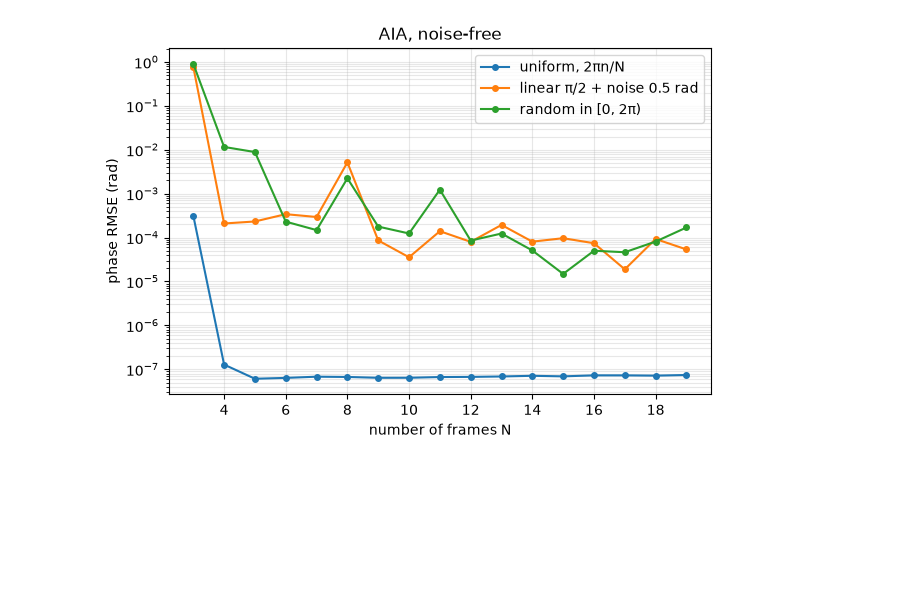
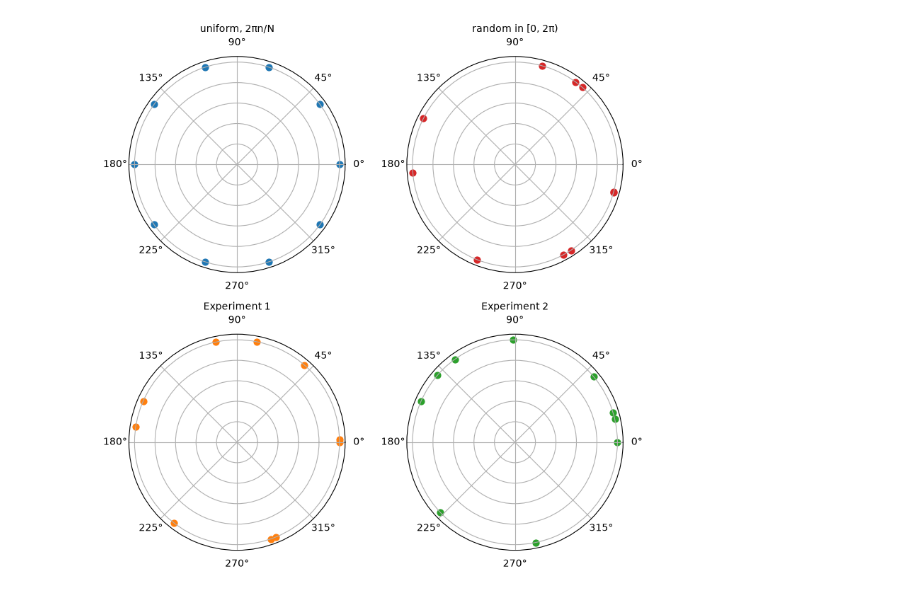
Before and after one commit to RodionovSA/phase-shift, a Jupyter notebook: scripts/sim/aia_baseline.ipynb, the cells around one changed output. Saved outputs shown, nothing was run; the diff lists cells and outputs as text; code cells hidden in the pictures; blank space fills up the shorter version.

```diff
--- a/scripts/sim/aia_baseline.ipynb
+++ b/scripts/sim/aia_baseline.ipynb
@@ -61,4 +61,14 @@ plt.imshow(np.angle(np.exp(1j*carrier_2d[0])))
 [figure]
+# %%
+delta_exp_1 = np.array([ 0.        ,  1.37857627,  2.72886032, -1.23574009,  0.85712823,
+        2.98917976, -1.18065659,  0.02762735,  1.78226668, -2.23809362,
+       -2.42201623,  0.39101139,  1.45159501, -0.39605364,  2.02474844,
+       -2.13472211, -0.21334817,  1.98314985,  2.98709987, -1.60213161])
+
+delta_exp_2 = np.array([ 0.        ,  0.69632114,  1.58633512,  2.72654022, -1.36508419,
+        0.29456493,  2.19893921, -2.39069963,  0.22629206,  2.42680585,
+       -2.00145351, -0.09564679,  2.92696   , -0.88505651,  1.0151397 ,
+       -2.85461345,  0.13821859,  1.9427392 , -2.77039615, -0.16929461])
 # %%
 # AIA for different number of frames with uniform steps / linear steps + noise / random steps
 import warnings
@@ -73,7 +83,10 @@ num = np.arange(start=3, stop=N)
 
 pistons = {
     "uniform, 2πn/N": lambda n: uniform_steps(n),
-    "linear π/2 + noise 0.3 rad": lambda n: linear_steps(n, np.pi / 2, sigma=0.3, rng=n),
+    "Experiment 1": lambda n: delta_exp_1[:n],
+    "Experiment 2": lambda n: delta_exp_2[:n],
+    # "linear 2π/3 + sigma π/6": lambda n: linear_steps(n, np.pi / 8, sigma=np.pi/6, rng=n),
+    # "linear 2π/3 + sigma π/3": lambda n: linear_steps(n, np.pi / 4, sigma=np.pi/3, rng=n),
     "random in [0, 2π)": lambda n: random_steps(n, rng=n),
 }
 config = PhaseConfig(gain_mode="none", use_alpha=False, method_kwargs={"iters": 30, "tol": 1.0e-4})   # simulated alpha = g = 1
@@ -117,12 +134,24 @@ uniform, 2πn/N: done
 # %%
-plt.figure(figsize=(7, 4.5))
-for name, values in rmse.items():
-    plt.semilogy(num, values, "o-", ms=4, label=name)
-plt.xlabel("number of frames N")
-plt.ylabel("phase RMSE (rad)")
-plt.title("AIA, noise-free")
-plt.grid(True, which="both", alpha=0.3)
-plt.legend()
+colors = {name: f"C{i}" for i, name in enumerate(pistons)}
+
+n_show = 10  # pick a frame count to visualize
+
+layout = [
+    ["uniform, 2πn/N", "random in [0, 2π)"],
+    ["Experiment 1", "Experiment 2"],
+]
+
+fig, axes = plt.subplots(2, 2, figsize=(8, 8), subplot_kw={"projection": "polar"})
+
+for row, names in enumerate(layout):
+    for col, name in enumerate(names):
+        ax = axes[row, col]
+        phases = wrap(pistons[name](n_show))
+        ax.scatter(phases, np.ones_like(phases), s=40, color=colors[name])
+        ax.set_yticklabels([])
+        ax.set_title(name, fontsize=10)
+
+plt.tight_layout()
 plt.show()
 # %% [output]
-[figure, old version]
+[figure, new version]
```
Also changed, not shown: parts of 8 cells of this notebook, 2 other files.
